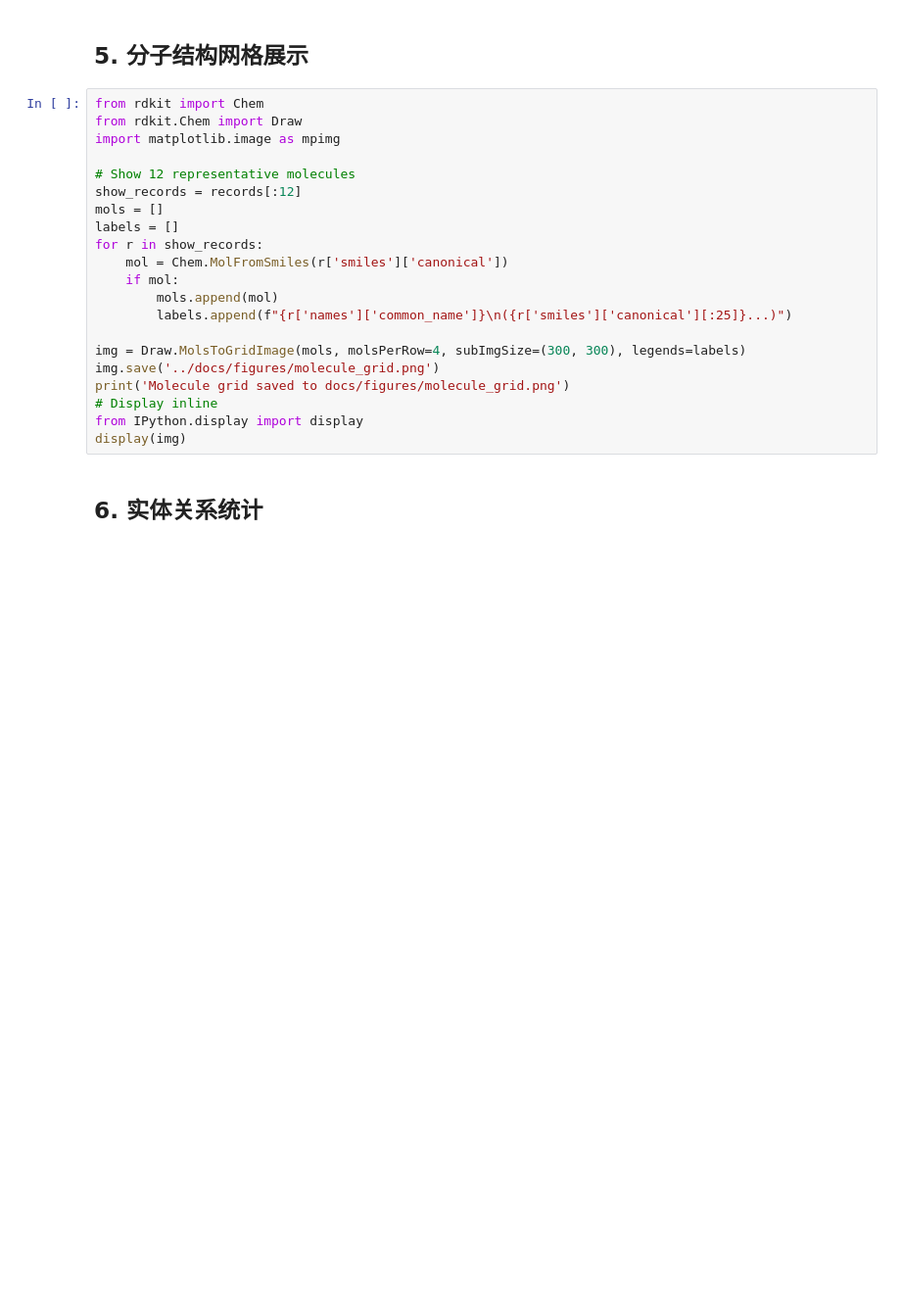
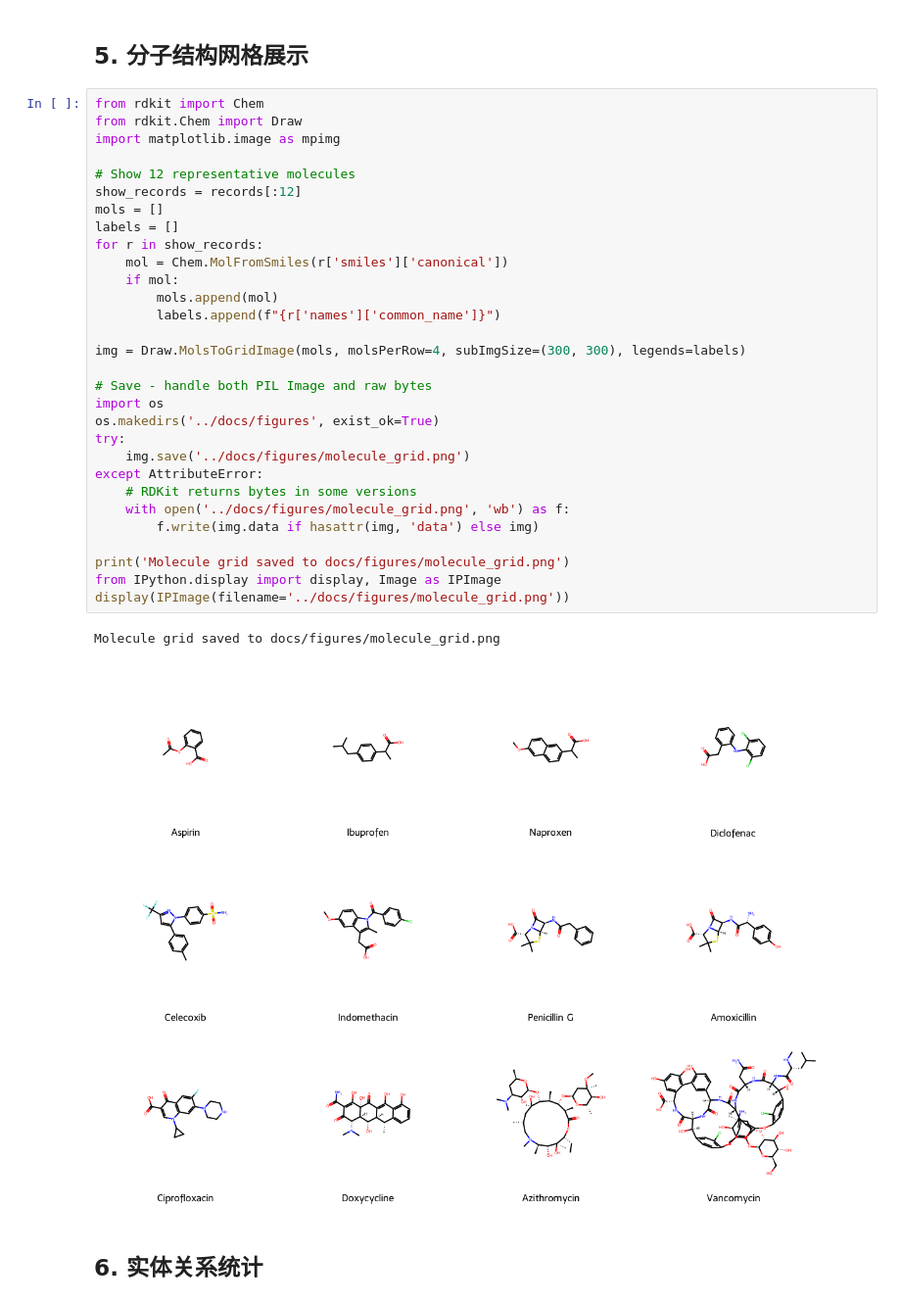
Before and after one commit to CacinieP/MDIC26-Track1-SciAlign, a Jupyter notebook: notebooks/dataset_exploration.ipynb, the cells around one changed output. Shown at 98% size. Cells and saved outputs as stored; diff of their text form; blank space fills up the shorter version.

```diff
--- a/notebooks/dataset_exploration.ipynb
+++ b/notebooks/dataset_exploration.ipynb
@@ -127,24 +157,36 @@ plt.show()
 # %%
 from rdkit import Chem
 from rdkit.Chem import Draw
 import matplotlib.image as mpimg
 
 # Show 12 representative molecules
 show_records = records[:12]
 mols = []
 labels = []
 for r in show_records:
     mol = Chem.MolFromSmiles(r['smiles']['canonical'])
     if mol:
         mols.append(mol)
-        labels.append(f"{r['names']['common_name']}\n({r['smiles']['canonical'][:25]}...)")
+        labels.append(f"{r['names']['common_name']}")
 
 img = Draw.MolsToGridImage(mols, molsPerRow=4, subImgSize=(300, 300), legends=labels)
-img.save('../docs/figures/molecule_grid.png')
+
+# Save - handle both PIL Image and raw bytes
+import os
+os.makedirs('../docs/figures', exist_ok=True)
+try:
+    img.save('../docs/figures/molecule_grid.png')
+except AttributeError:
+    # RDKit returns bytes in some versions
+    with open('../docs/figures/molecule_grid.png', 'wb') as f:
+        f.write(img.data if hasattr(img, 'data') else img)
+
 print('Molecule grid saved to docs/figures/molecule_grid.png')
-# Display inline
-from IPython.display import display
-display(img)
+from IPython.display import display, Image as IPImage
+display(IPImage(filename='../docs/figures/molecule_grid.png'))
+# %% [output]
+Molecule grid saved to docs/figures/molecule_grid.png
+[figure, added]
 # %% [markdown]
 ## 6. 实体关系统计
 # %%
```
Also changed, not shown: parts of 7 cells of this notebook, 8 other files.
